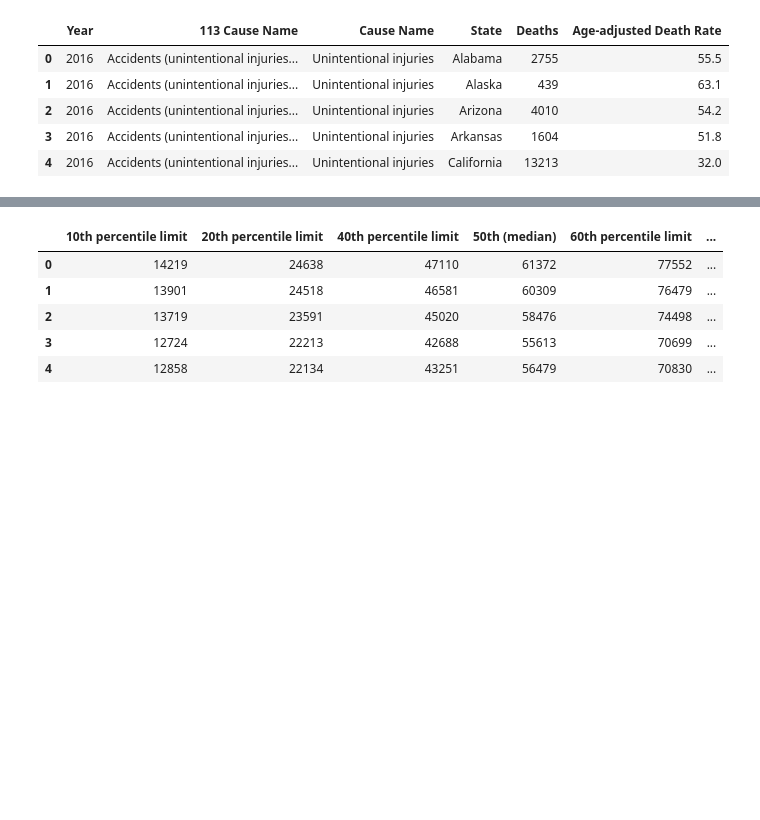
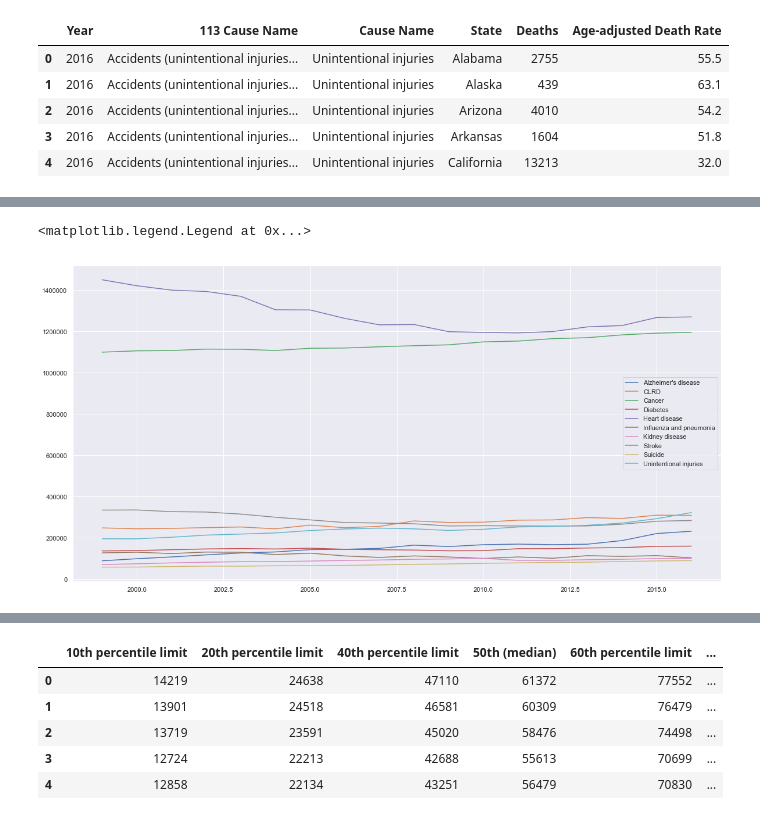
Before and after one commit to jchen2186/mortal-determination, a Jupyter notebook: Analysis_Thaper.ipynb, the cells around one changed output, grey strips where cells are left out. Drawn from its saved outputs; the diff is of its cells as text; code cells hidden in the pictures; blank space fills up the shorter version.

Commit message:
One good visualization

```diff
--- a/Analysis_Thaper.ipynb
+++ b/Analysis_Thaper.ipynb
@@ -14,5 +14,4 @@ df_causes.head()
 | 3 | 2016 | Accidents (unintentional injuries... | Unintentional injuries | Arkansas | 1604 | 51.8 |
 | 4 | 2016 | Accidents (unintentional injuries... | Unintentional injuries | California | 13213 | 32.0 |
 # %%
-df_causes_summed_state = df_causes.groupby(by=['Cause Name', 'Year'])['Deaths'].sum()
-df_causes_summed_state.head()
+df_causes_group = df_causes.groupby(by=['Cause Name', 'Year'])['Deaths'].sum()
@@ -27,3 +38,15 @@ Name: Deaths, dtype: int64
 # %%
 # Plot the number of deaths from above (different line for each cause, x axis year, y axis deaths)
 # Vertical lines sections highlighted around the recessions in the background
+# %%
+causes = []
+plt.figure(figsize=(20, 10))
+for cause in df_causes_group['Cause Name'].unique():
+    if cause != 'All causes':
+        data = df_causes_group.loc[df_causes_group['Cause Name']==cause,]
+        plt.plot(data['Year'], data['Deaths'])
+        causes.append(cause)
+plt.legend(causes)
+# %% [output]
+<matplotlib.legend.Legend at 0x...>
+[figure, added]
```
Also changed, not shown: parts of 5 cells of this notebook.
